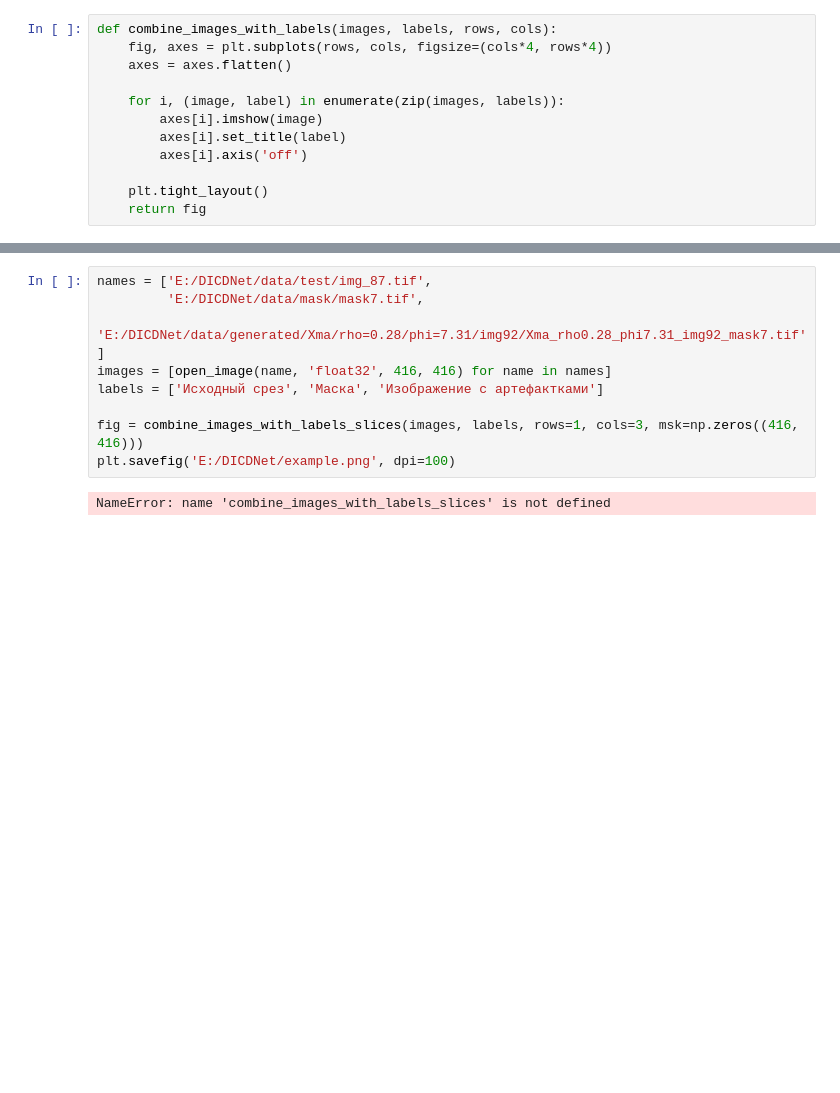
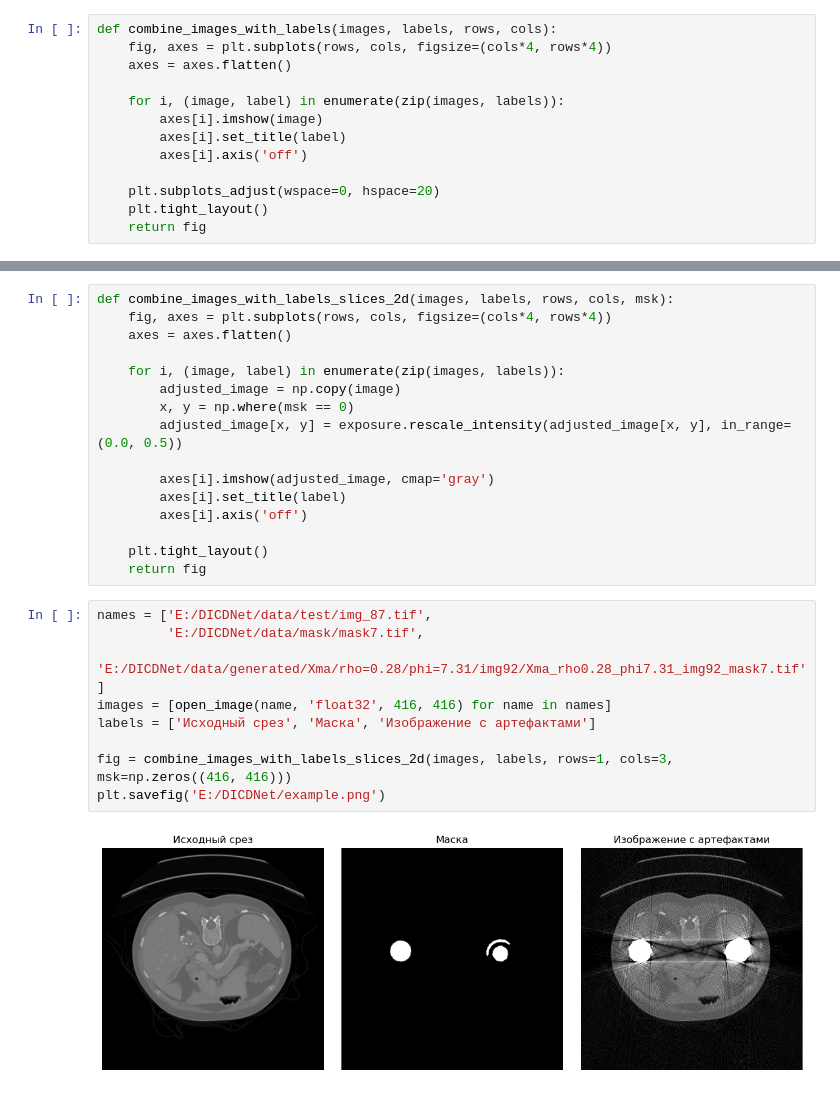
Before and after one commit to andreykirkicha/DICDNet_gen, a Jupyter notebook: make_image.ipynb, the cells around one changed output, grey strips where cells are left out. Drawn from its saved outputs; the diff is of its cells as text; blank space fills up the shorter version.

```diff
--- a/make_image.ipynb
+++ b/make_image.ipynb
@@ -69,6 +72,7 @@ def combine_images_with_labels(images, labels, rows, cols):
         axes[i].set_title(label)
         axes[i].axis('off')
 
+    plt.subplots_adjust(wspace=0, hspace=20)
     plt.tight_layout()
     return fig
 # %%
@@ -96,11 +100,27 @@ plt.savefig('E:/DICDNet/plots_phi.png', dpi=100)
+# %%
+def combine_images_with_labels_slices_2d(images, labels, rows, cols, msk):
+    fig, axes = plt.subplots(rows, cols, figsize=(cols*4, rows*4))
+    axes = axes.flatten()
+
+    for i, (image, label) in enumerate(zip(images, labels)):
+        adjusted_image = np.copy(image)
+        x, y = np.where(msk == 0)
+        adjusted_image[x, y] = exposure.rescale_intensity(adjusted_image[x, y], in_range=(0.0, 0.5))
+
+        axes[i].imshow(adjusted_image, cmap='gray')
+        axes[i].set_title(label)
+        axes[i].axis('off')
+
+    plt.tight_layout()
+    return fig
 # %%
 names = ['E:/DICDNet/data/test/img_87.tif',
          'E:/DICDNet/data/mask/mask7.tif',
          'E:/DICDNet/data/generated/Xma/rho=0.28/phi=7.31/img92/Xma_rho0.28_phi7.31_img92_mask7.tif']
 images = [open_image(name, 'float32', 416, 416) for name in names]
-labels = ['Исходный срез', 'Маска', 'Изображение с артефактками']
+labels = ['Исходный срез', 'Маска', 'Изображение с артефактами']
 
-fig = combine_images_with_labels_slices(images, labels, rows=1, cols=3, msk=np.zeros((416, 416)))
-plt.savefig('E:/DICDNet/example.png', dpi=100)
+fig = combine_images_with_labels_slices_2d(images, labels, rows=1, cols=3, msk=np.zeros((416, 416)))
+plt.savefig('E:/DICDNet/example.png')
 # %% [output]
-NameError: name 'combine_images_with_labels_slices' is not defined
+[figure, added]
```
Also changed, not shown: parts of 5 cells of this notebook, 5 other files.
